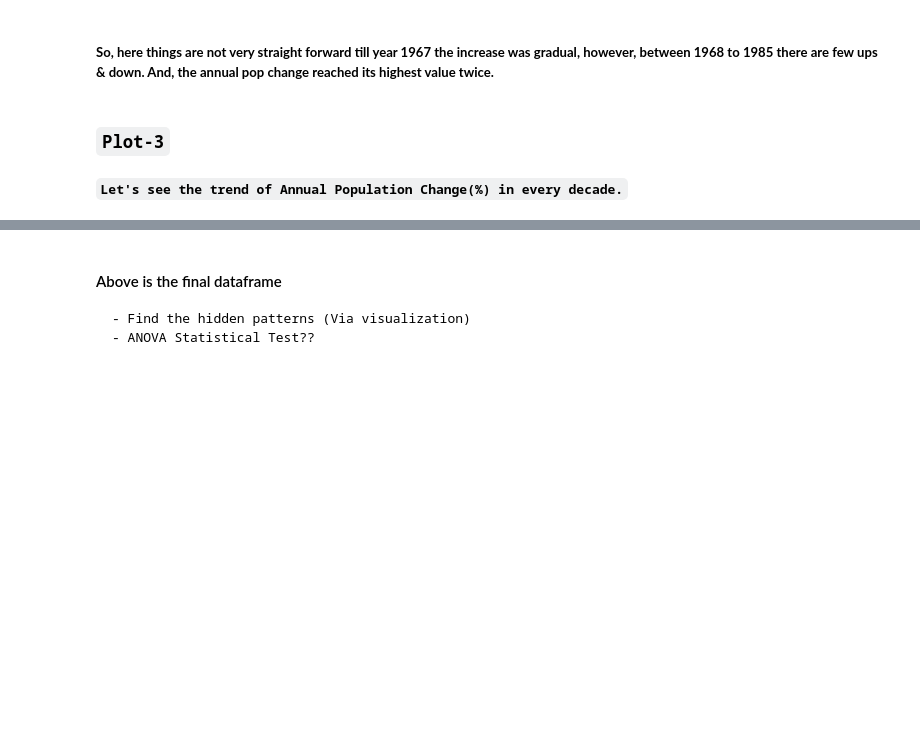
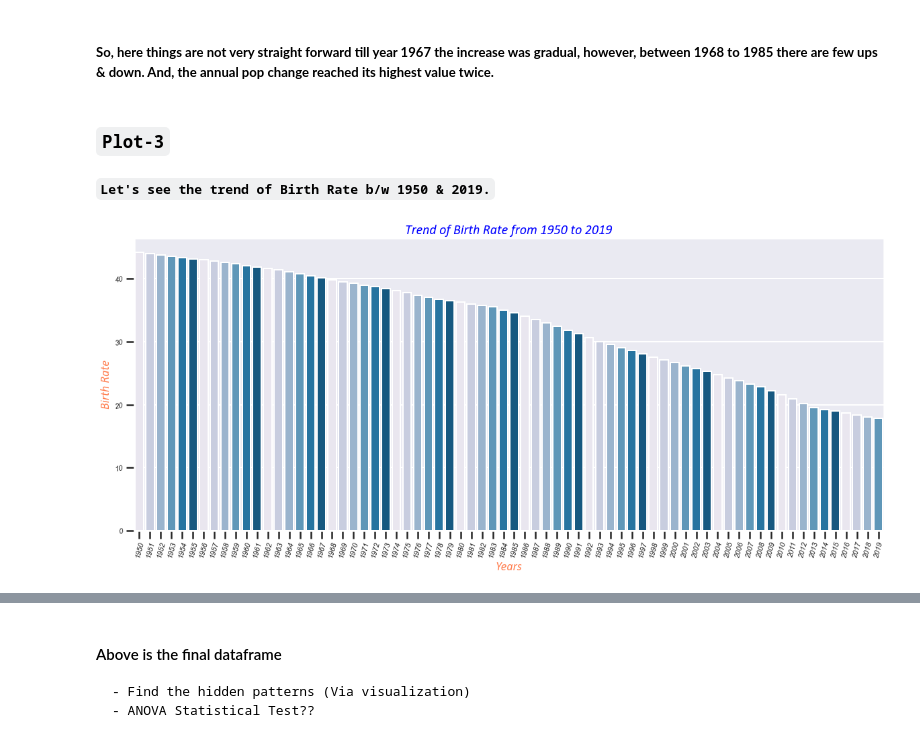
Before and after one commit to raj-shr-git/Indian_Pop_Statistical_Analysis, a Jupyter notebook: Indian_Pop_Data_Analysis.ipynb, the cells around one changed output, grey strips where cells are left out. Drawn from its saved outputs; the diff is of its cells as text; code cells hidden in the pictures; blank space fills up the shorter version.

```diff
--- a/Indian_Pop_Data_Analysis.ipynb
+++ b/Indian_Pop_Data_Analysis.ipynb
@@ -435,4 +437,12 @@ with plt.style.context('seaborn'):
 ##### **So, here things are not very straight forward till year 1967 the increase was gradual, however, between 1968 to 1985 there are few ups & down. And, the annual pop change reached its highest value twice.**
 # %% [markdown]
 ### **``Plot-3``**
-#### **``Let's see the trend of Annual Population Change(%) in every decade.``**
+#### **``Let's see the trend of Birth Rate b/w 1950 & 2019.``**
+# %%
+sns.set_context('poster')
+plt.figure(figsize=(20,8))
+sns.barplot(x='Year',y='Birth_Rate',data=ind_pop_df,palette=sns.color_palette('PuBu'))
+graph_customization('Years','Birth Rate','Trend of Birth Rate from 1950 to 2019',ticks_size=11,x_ticks_rot=75)
+plt.show()
+# %% [output]
+[figure, added]
```
Also changed, not shown: parts of 30 cells of this notebook.
